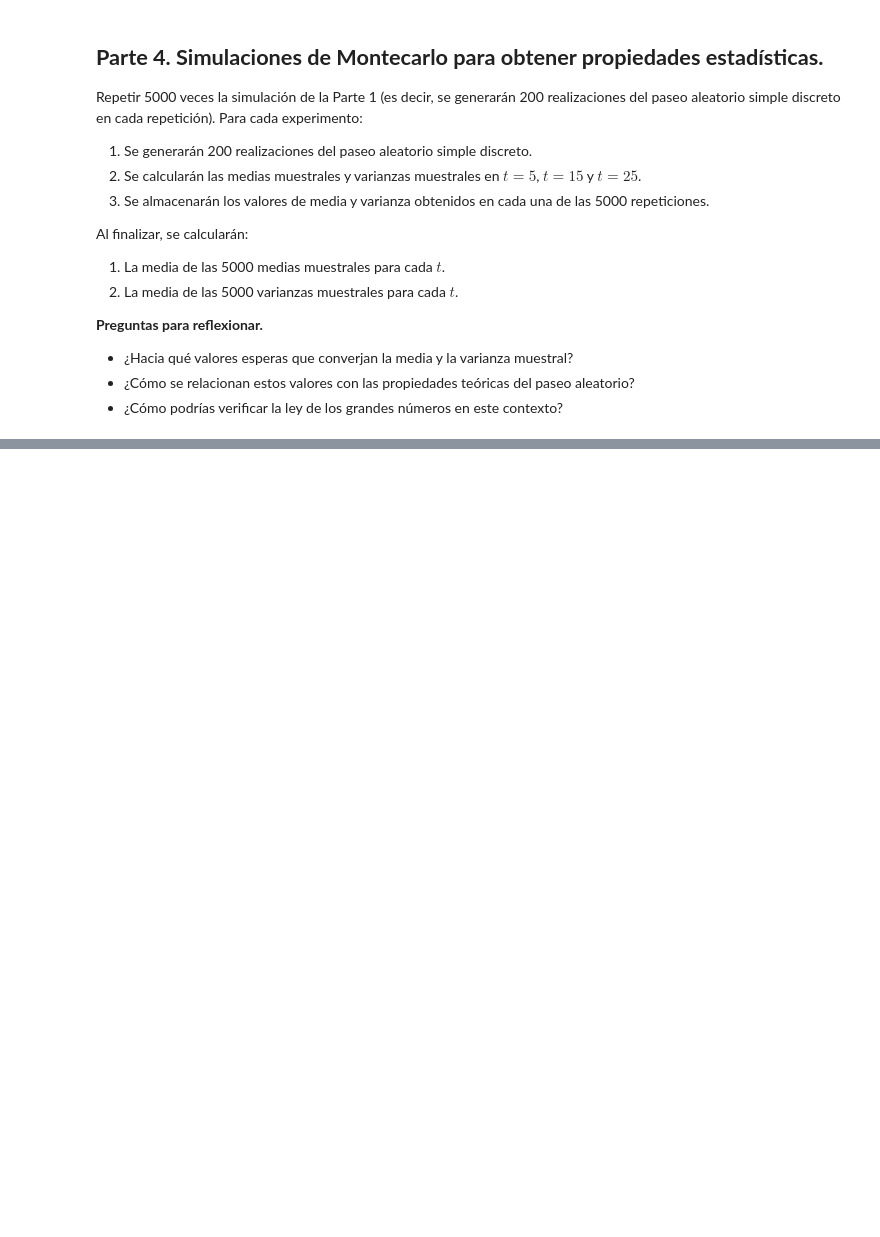
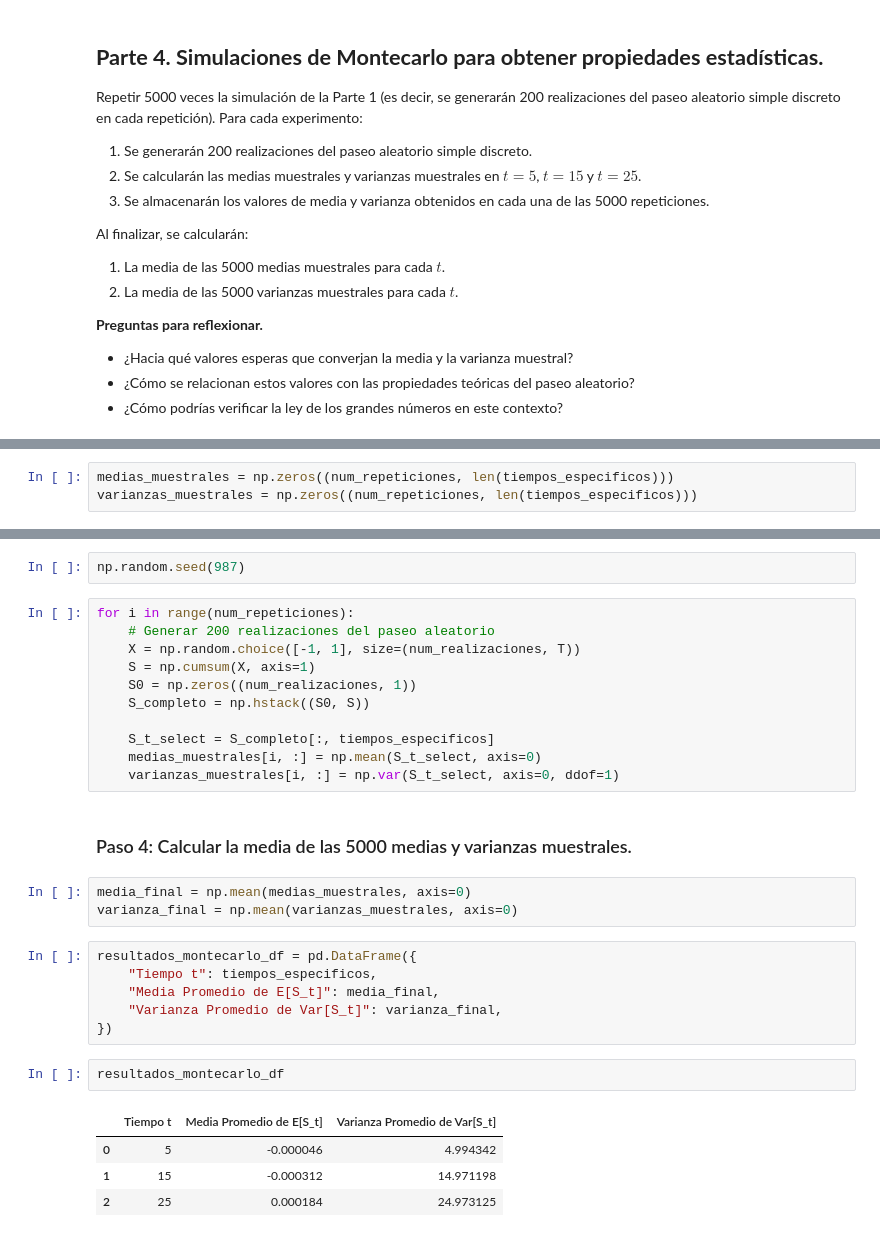
Before and after one commit to mgonzalz/calculo-estocastico, a Jupyter notebook: Cálculo Estocástico - Tarea 1.ipynb, the cells around one changed output, grey strips where cells are left out. Drawn from its saved outputs; the diff is of its cells as text; blank space fills up the shorter version.

```diff
--- a/Cálculo Estocástico - Tarea 1.ipynb
+++ b/Cálculo Estocástico - Tarea 1.ipynb
@@ -248,0 +180,3 @@ Montecarlo - Tiempo 25: Media de medias = -0.0018,                Media de varia
+# %%
+medias_muestrales = np.zeros((num_repeticiones, len(tiempos_especificos)))
+varianzas_muestrales = np.zeros((num_repeticiones, len(tiempos_especificos)))
@@ -248,0 +185,31 @@ Montecarlo - Tiempo 25: Media de medias = -0.0018,                Media de varia
+# %%
+np.random.seed(987)
+# %%
+for i in range(num_repeticiones):
+    # Generar 200 realizaciones del paseo aleatorio
+    X = np.random.choice([-1, 1], size=(num_realizaciones, T))
+    S = np.cumsum(X, axis=1)
+    S0 = np.zeros((num_realizaciones, 1))
+    S_completo = np.hstack((S0, S))
+
+    S_t_select = S_completo[:, tiempos_especificos]
+    medias_muestrales[i, :] = np.mean(S_t_select, axis=0)
+    varianzas_muestrales[i, :] = np.var(S_t_select, axis=0, ddof=1)
+# %% [markdown]
+### Paso 4: Calcular la media de las 5000 medias y varianzas muestrales.
+# %%
+media_final = np.mean(medias_muestrales, axis=0)
+varianza_final = np.mean(varianzas_muestrales, axis=0)
+# %%
+resultados_montecarlo_df = pd.DataFrame({
+    "Tiempo t": tiempos_especificos,
+    "Media Promedio de E[S_t]": media_final,
+    "Varianza Promedio de Var[S_t]": varianza_final,
+})
+# %%
+resultados_montecarlo_df
+# %% [output]
+|  | Tiempo t | Media Promedio de E[S_t] | Varianza Promedio de Var[S_t] |
+| 0 | 5 | -0.000046 | 4.994342 |
+| 1 | 15 | -0.000312 | 14.971198 |
+| 2 | 25 | 0.000184 | 24.973125 |
```
Also changed, not shown: parts of 5 cells of this notebook.
